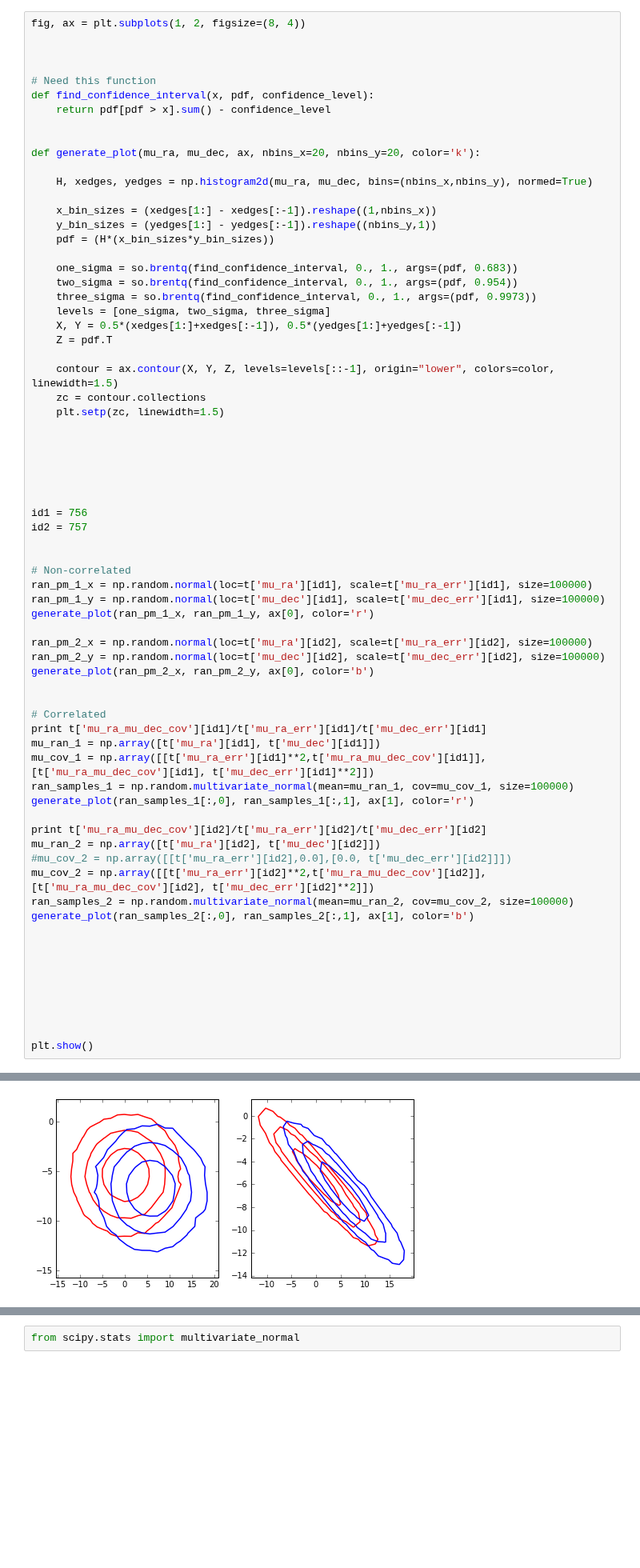
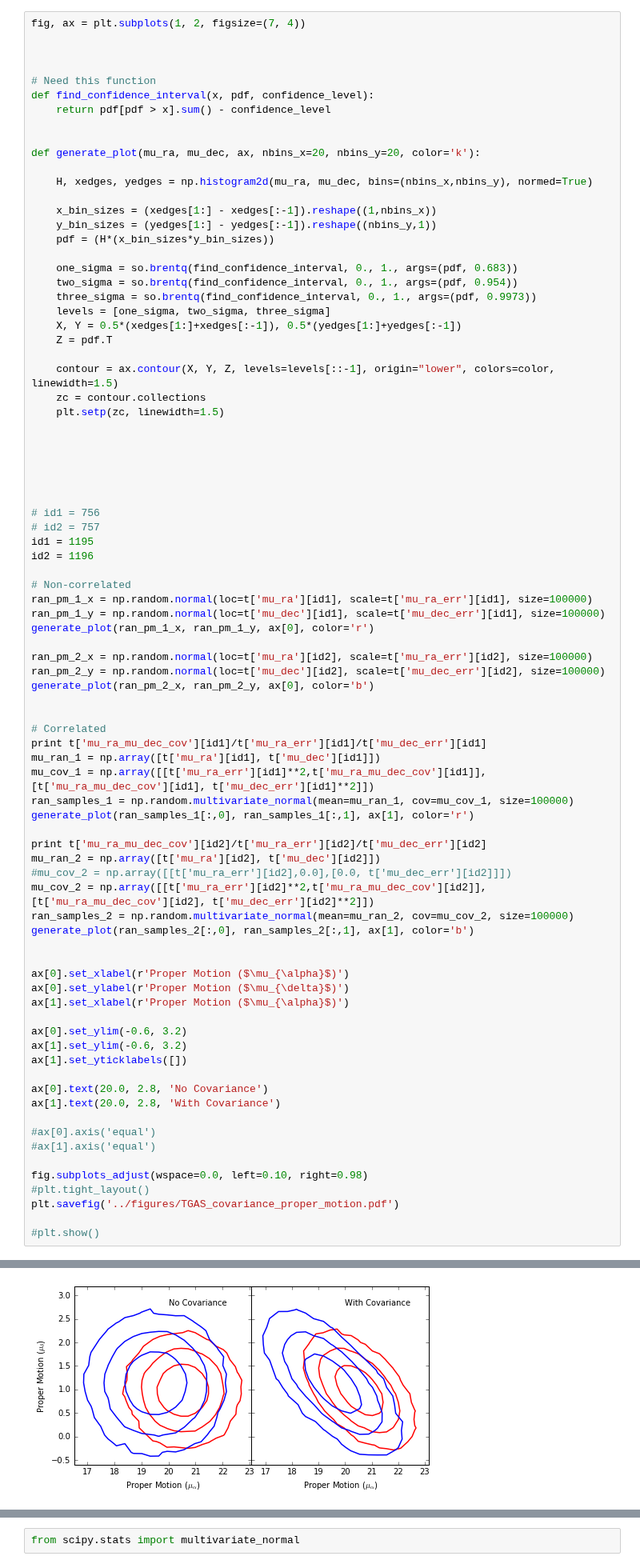
Before and after one commit to astroJeff/gaia_binaries, a Jupyter notebook: notebooks/TGAS_Covariance_test.ipynb, the cells around one changed output, grey strips where cells are left out. Shown at 80% size. Cells and saved outputs as stored; diff of their text form; blank space fills up the shorter version.

```diff
--- a/notebooks/TGAS_Covariance_test.ipynb
+++ b/notebooks/TGAS_Covariance_test.ipynb
@@ -66,5 +69,5 @@ t = tgas_full
 # %%
-fig, ax = plt.subplots(1, 2, figsize=(8, 4))
+fig, ax = plt.subplots(1, 2, figsize=(7, 4))
 
 
 
@@ -97,9 +100,10 @@ def generate_plot(mu_ra, mu_dec, ax, nbins_x=20, nbins_y=20, color='k'):
 
 
 
-id1 = 756
-id2 = 757
-
+# id1 = 756
+# id2 = 757
+id1 = 1195
+id2 = 1196
 
 # Non-correlated
 ran_pm_1_x = np.random.normal(loc=t['mu_ra'][id1], scale=t['mu_ra_err'][id1], size=100000)
@@ -126,11 +130,23 @@ ran_samples_2 = np.random.multivariate_normal(mean=mu_ran_2, cov=mu_cov_2, size=
 generate_plot(ran_samples_2[:,0], ran_samples_2[:,1], ax[1], color='b')
 
 
+ax[0].set_xlabel(r'Proper Motion ($\mu_{\alpha}$)')
+ax[0].set_ylabel(r'Proper Motion ($\mu_{\delta}$)')
+ax[1].set_xlabel(r'Proper Motion ($\mu_{\alpha}$)')
 
+ax[0].set_ylim(-0.6, 3.2)
+ax[1].set_ylim(-0.6, 3.2)
+ax[1].set_yticklabels([])
 
+ax[0].text(20.0, 2.8, 'No Covariance')
+ax[1].text(20.0, 2.8, 'With Covariance')
 
+#ax[0].axis('equal')
+#ax[1].axis('equal')
 
+fig.subplots_adjust(wspace=0.0, left=0.10, right=0.98)
+#plt.tight_layout()
+plt.savefig('../figures/TGAS_covariance_proper_motion.pdf')
 
-
-plt.show()
+#plt.show()
 # %% [output]
@@ -139,4 +155,4 @@ plt.show()
-[figure, old version]
+[figure, new version]
 # %%
 import corner
 
```
Also changed, not shown: parts of 4 cells of this notebook, 3 other files.
